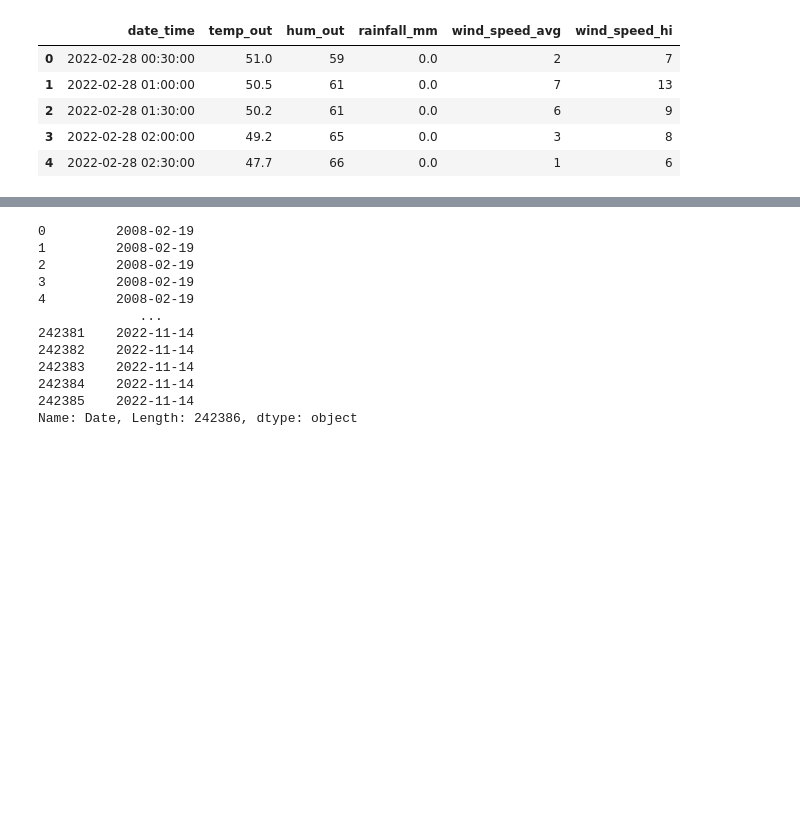
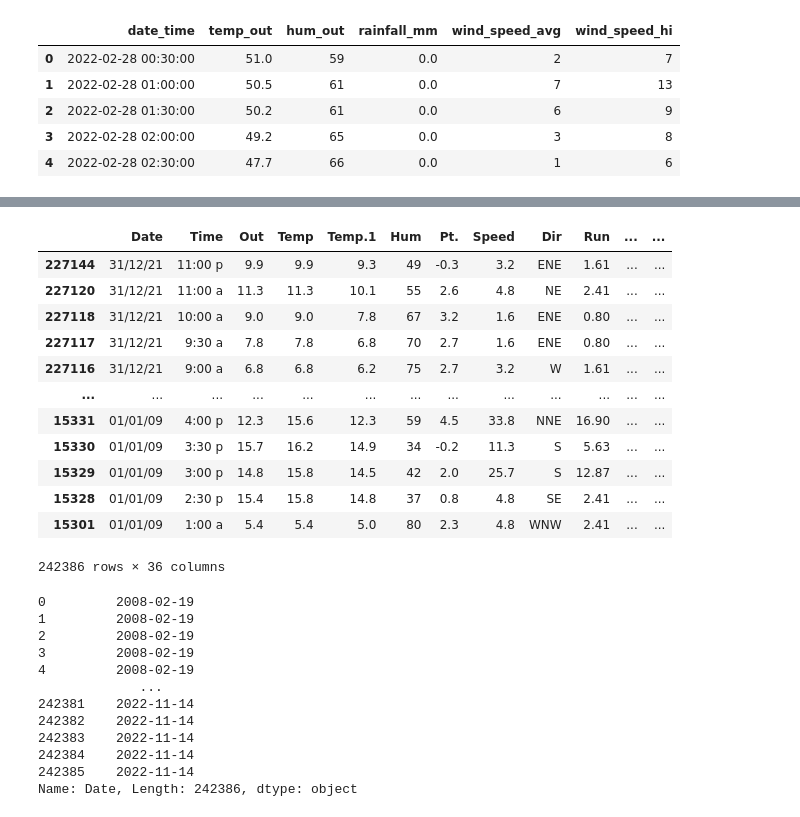
Before and after one commit to ctalamilla/mlops-ctalamilla, a Jupyter notebook: dags/pruebas.ipynb, the cells around one changed output, grey strips where cells are left out. Drawn from its saved outputs; the diff is of its cells as text; code cells hidden in the pictures; blank space fills up the shorter version.

```diff
--- a/dags/pruebas.ipynb
+++ b/dags/pruebas.ipynb
@@ -192,3 +196,19 @@ data_historic = pd.read_csv('.././datalake/alldatapir.txt', header = 1, sep='\t'
+# %%
+pd.read_csv('../data/alldatapir.txt', header = 1, sep='\t', low_memory=False).sort_values('Date', ascending= False)
+# %% [output]
+|  | Date | Time | Out | Temp | Temp.1 | Hum | Pt. | Speed | Dir | Run | ... | ... |
+| 227144 | 31/12/21 | 11:00 p | 9.9 | 9.9 | 9.3 | 49 | -0.3 | 3.2 | ENE | 1.61 | ... | ... |
+| 227120 | 31/12/21 | 11:00 a | 11.3 | 11.3 | 10.1 | 55 | 2.6 | 4.8 | NE | 2.41 | ... | ... |
+| 227118 | 31/12/21 | 10:00 a | 9.0 | 9.0 | 7.8 | 67 | 3.2 | 1.6 | ENE | 0.80 | ... | ... |
+| 227117 | 31/12/21 | 9:30 a | 7.8 | 7.8 | 6.8 | 70 | 2.7 | 1.6 | ENE | 0.80 | ... | ... |
+| 227116 | 31/12/21 | 9:00 a | 6.8 | 6.8 | 6.2 | 75 | 2.7 | 3.2 | W | 1.61 | ... | ... |
+| ... | ... | ... | ... | ... | ... | ... | ... | ... | ... | ... | ... | ... |
+| 15331 | 01/01/09 | 4:00 p | 12.3 | 15.6 | 12.3 | 59 | 4.5 | 33.8 | NNE | 16.90 | ... | ... |
+| 15330 | 01/01/09 | 3:30 p | 15.7 | 16.2 | 14.9 | 34 | -0.2 | 11.3 | S | 5.63 | ... | ... |
+| 15329 | 01/01/09 | 3:00 p | 14.8 | 15.8 | 14.5 | 42 | 2.0 | 25.7 | S | 12.87 | ... | ... |
+| 15328 | 01/01/09 | 2:30 p | 15.4 | 15.8 | 14.8 | 37 | 0.8 | 4.8 | SE | 2.41 | ... | ... |
+| 15301 | 01/01/09 | 1:00 a | 5.4 | 5.4 | 5.0 | 80 | 2.3 | 4.8 | WNW | 2.41 | ... | ... |
+242386 rows × 36 columns
 # %%
 weather_json = pd.read_json('../datalake/alldatapir.json')
 # %%
```
Also changed, not shown: parts of 3 cells of this notebook, 9 other files.
